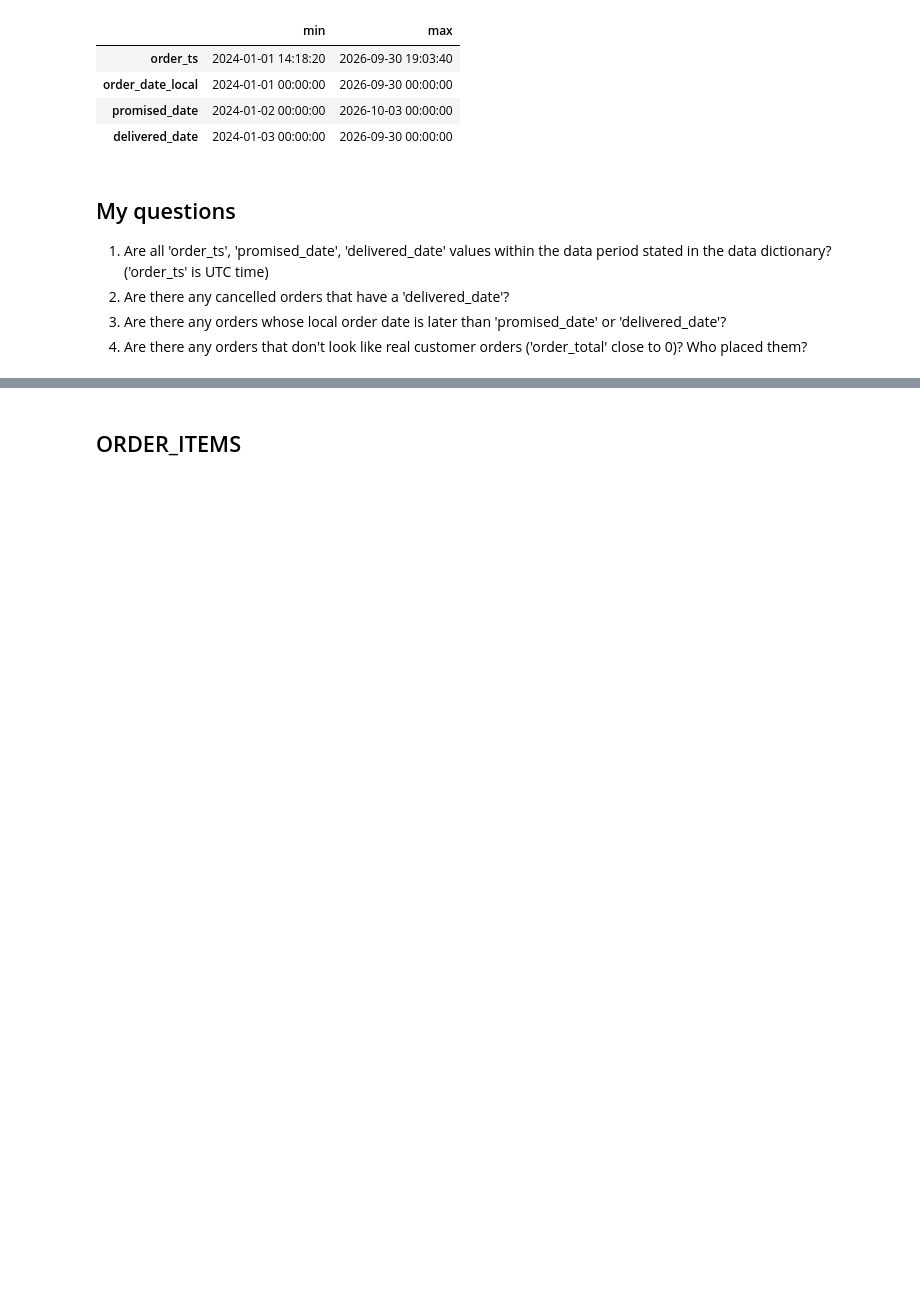
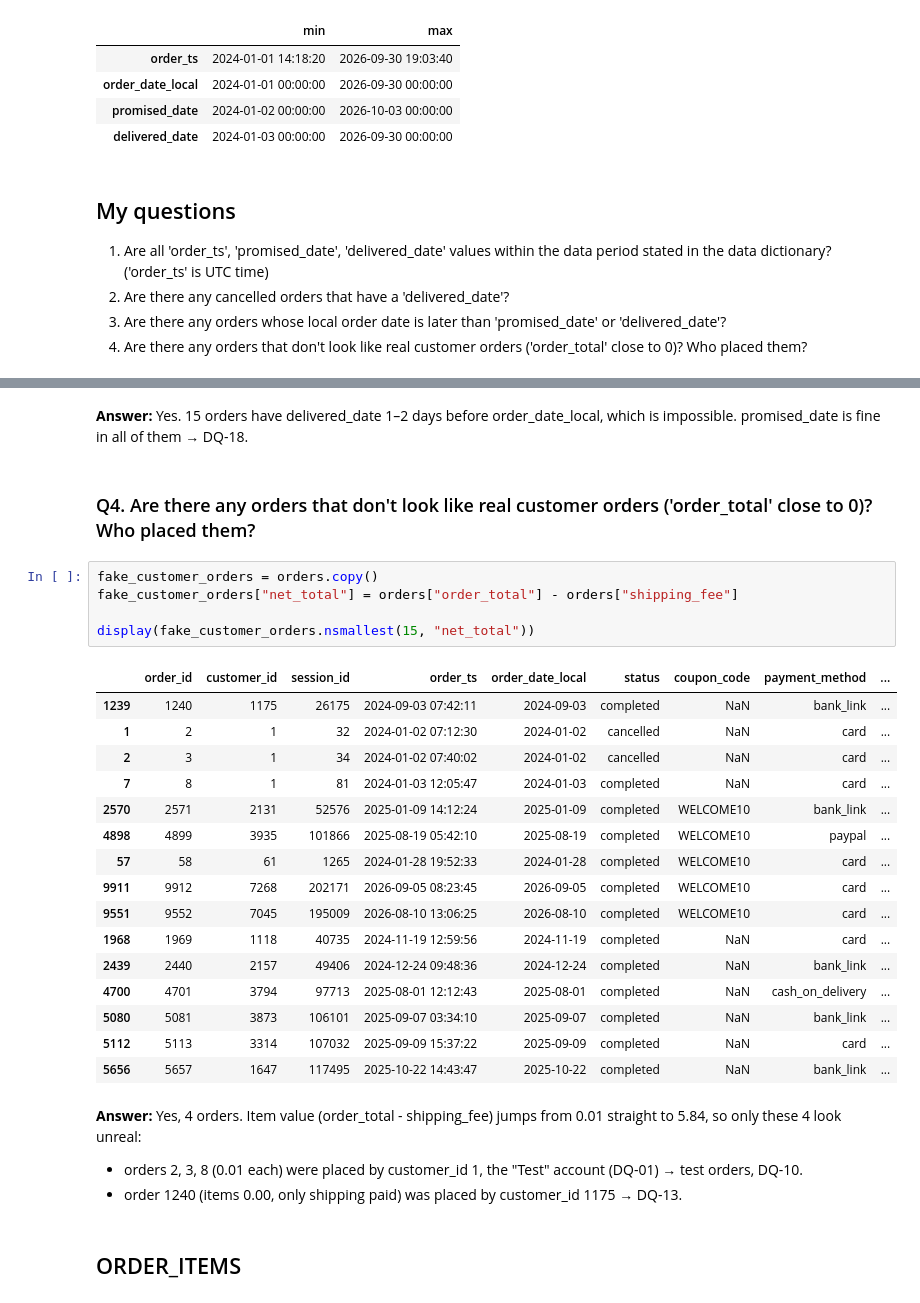
Before and after one commit to egidijus-zilis/ecommerce-analysis, a Jupyter notebook: notebooks/01_profiling.ipynb, the cells around one changed output, grey strips where cells are left out. Drawn from its saved outputs; the diff is of its cells as text; blank space fills up the shorter version.

```diff
--- a/notebooks/01_profiling.ipynb
+++ b/notebooks/01_profiling.ipynb
@@ -328,3 +514,33 @@ How many fully duplicated rows? 10
+# %% [markdown]
+**Answer:** Yes. 15 orders have delivered_date 1–2 days before order_date_local, which is impossible. promised_date is fine in all of them → DQ-18.
+# %% [markdown]
+### Q4. Are there any orders that don't look like real customer orders ('order_total' close to 0)? Who placed them?
+# %%
+fake_customer_orders = orders.copy()
+fake_customer_orders["net_total"] = orders["order_total"] - orders["shipping_fee"]
+
+display(fake_customer_orders.nsmallest(15, "net_total"))
+# %% [output]
+|  | order_id | customer_id | session_id | order_ts | order_date_local | status | coupon_code | payment_method | ... |
+| 1239 | 1240 | 1175 | 26175 | 2024-09-03 07:42:11 | 2024-09-03 | completed | NaN | bank_link | ... |
+| 1 | 2 | 1 | 32 | 2024-01-02 07:12:30 | 2024-01-02 | cancelled | NaN | card | ... |
+| 2 | 3 | 1 | 34 | 2024-01-02 07:40:02 | 2024-01-02 | cancelled | NaN | card | ... |
+| 7 | 8 | 1 | 81 | 2024-01-03 12:05:47 | 2024-01-03 | completed | NaN | card | ... |
+| 2570 | 2571 | 2131 | 52576 | 2025-01-09 14:12:24 | 2025-01-09 | completed | WELCOME10 | bank_link | ... |
+| 4898 | 4899 | 3935 | 101866 | 2025-08-19 05:42:10 | 2025-08-19 | completed | WELCOME10 | paypal | ... |
+| 57 | 58 | 61 | 1265 | 2024-01-28 19:52:33 | 2024-01-28 | completed | WELCOME10 | card | ... |
+| 9911 | 9912 | 7268 | 202171 | 2026-09-05 08:23:45 | 2026-09-05 | completed | WELCOME10 | card | ... |
+| 9551 | 9552 | 7045 | 195009 | 2026-08-10 13:06:25 | 2026-08-10 | completed | WELCOME10 | card | ... |
+| 1968 | 1969 | 1118 | 40735 | 2024-11-19 12:59:56 | 2024-11-19 | completed | NaN | card | ... |
+| 2439 | 2440 | 2157 | 49406 | 2024-12-24 09:48:36 | 2024-12-24 | completed | NaN | bank_link | ... |
+| 4700 | 4701 | 3794 | 97713 | 2025-08-01 12:12:43 | 2025-08-01 | completed | NaN | cash_on_delivery | ... |
+| 5080 | 5081 | 3873 | 106101 | 2025-09-07 03:34:10 | 2025-09-07 | completed | NaN | bank_link | ... |
+| 5112 | 5113 | 3314 | 107032 | 2025-09-09 15:37:22 | 2025-09-09 | completed | NaN | card | ... |
+| 5656 | 5657 | 1647 | 117495 | 2025-10-22 14:43:47 | 2025-10-22 | completed | NaN | bank_link | ... |
+# %% [markdown]
+**Answer:** Yes, 4 orders. Item value (order_total - shipping_fee) jumps from 0.01 straight to 5.84, so only these 4 look unreal:
+- orders 2, 3, 8 (0.01 each) were placed by customer_id 1, the "Test" account (DQ-01) → test orders, DQ-10.
+- order 1240 (items 0.00, only shipping paid) was placed by customer_id 1175 → DQ-13.
 # %% [markdown]
 ## ORDER_ITEMS
 # %%
```
Also changed, not shown: parts of 28 cells of this notebook, 1 other file.
